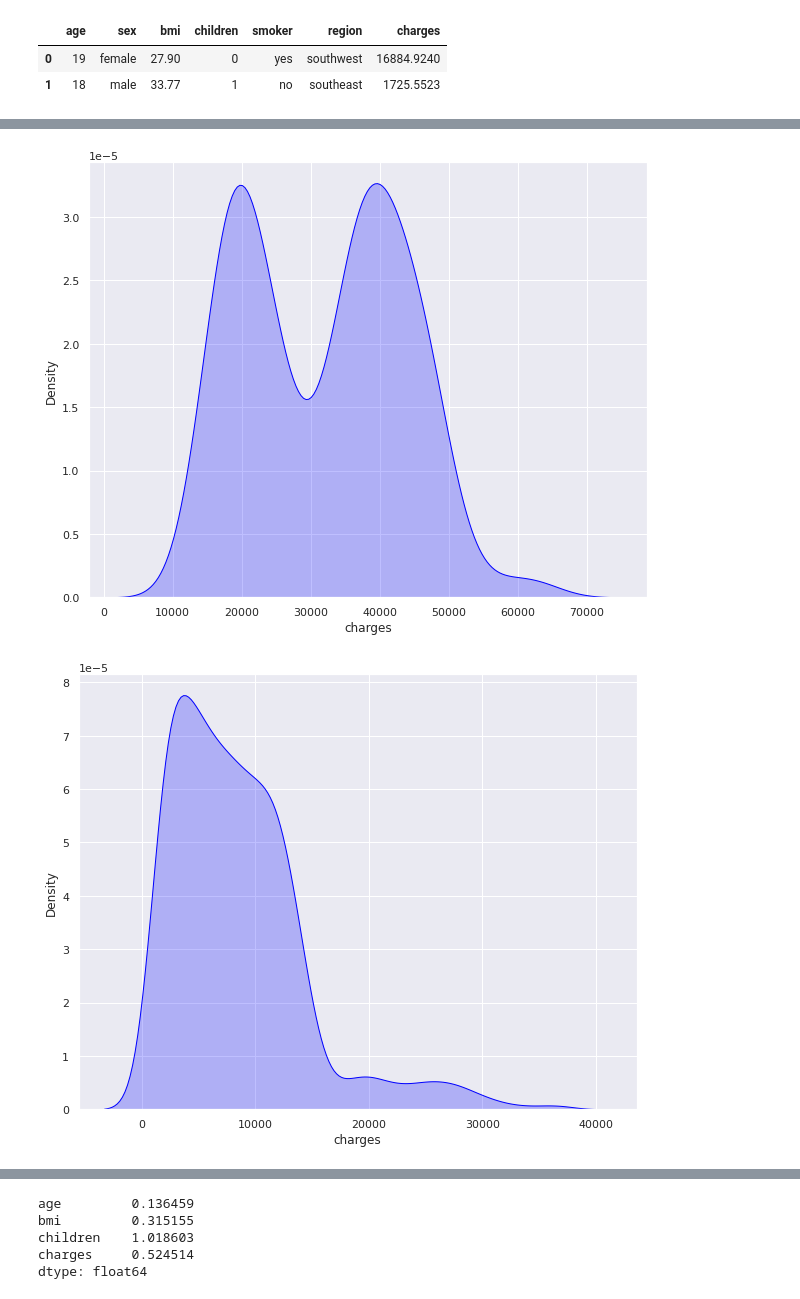
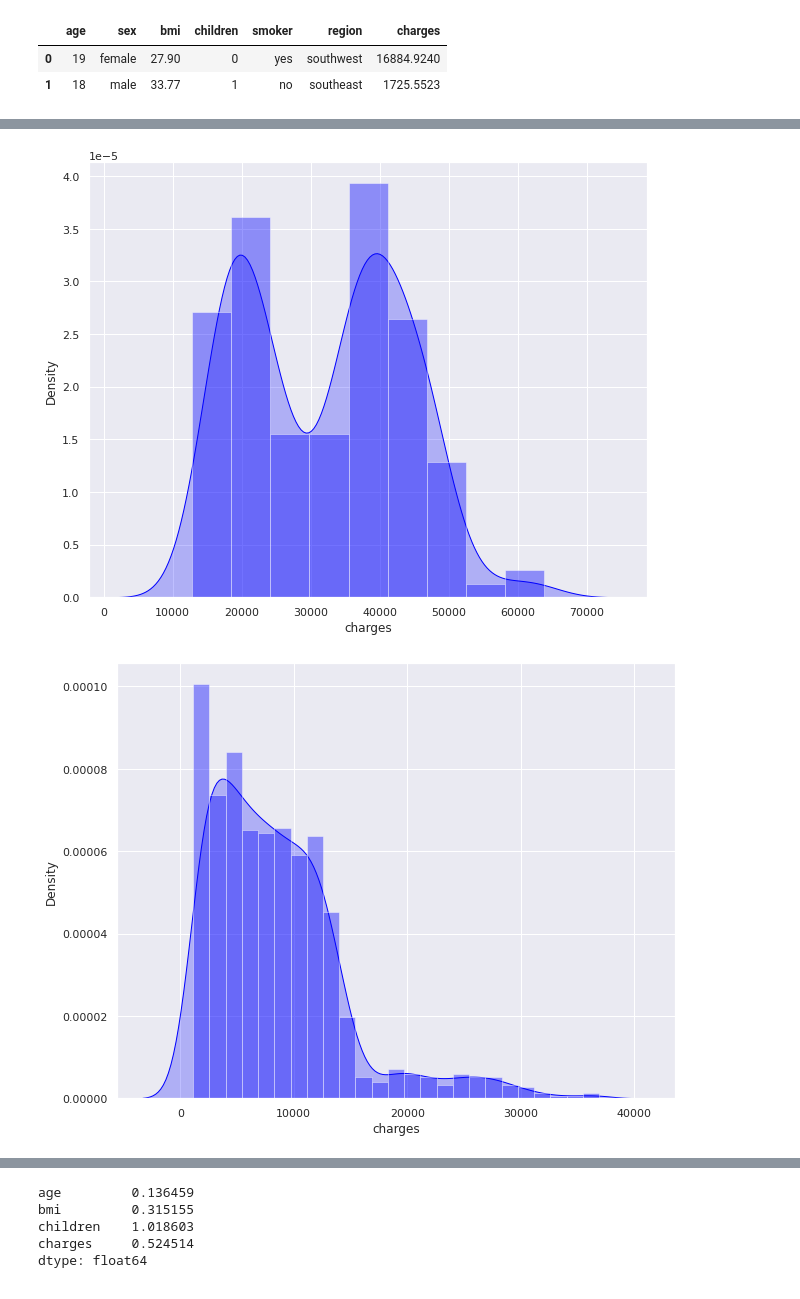
Before and after one commit to Adalab/DA-modulo-3-sprint-1-ana-anak, a Jupyter notebook: 01-RL-ML-Intro.ipynb, the cells around one changed output, grey strips where cells are left out. Saved outputs shown, nothing was run; the diff lists cells and outputs as text; code cells hidden in the pictures.

```diff
--- a/01-RL-ML-Intro.ipynb
+++ b/01-RL-ML-Intro.ipynb
@@ -533,22 +533,22 @@ sns.set(style="ticks")
 sns.set_style("darkgrid")
 sns.distplot(
     df1["charges"],
-    hist = False,
+    #hist = False,
     color = "blue",
     kde_kws = {"shade": True, "linewidth": 1});
 # %% [output]
-[figure, old version]
+[figure, new version]
 # %%
 # vamos a ver visualmente como está distribuida la variable respuesta
 sns.set(style="ticks")
 sns.set_style("darkgrid")
 sns.distplot(
     df2["charges"],
-    hist = False,
+    #hist = False,
     color = "blue",
     kde_kws = {"shade": True, "linewidth": 1});
 # %% [output]
-[figure, old version]
+[figure, new version]
 # %%
 # vamos a ver visualmente como está distribuida la variable respuesta
 sns.set(style="ticks")
```
Also changed, not shown: parts of 28 cells of this notebook.
